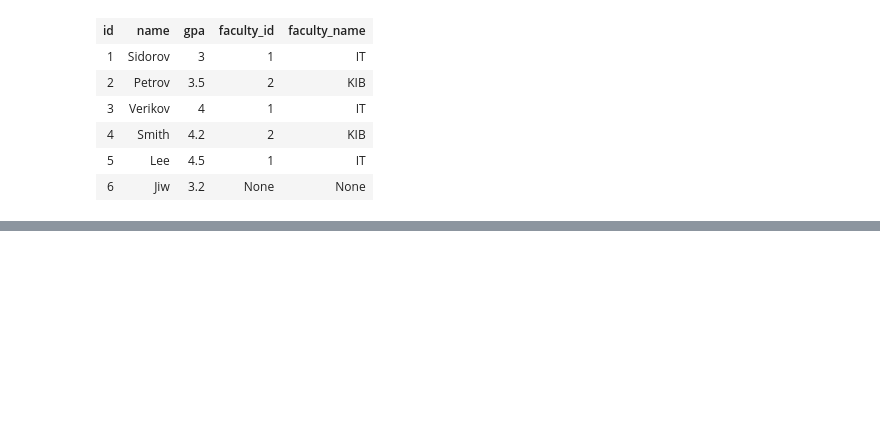
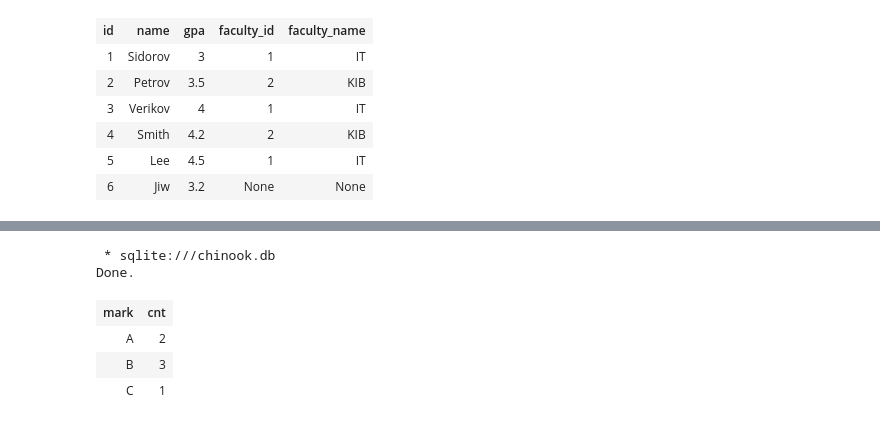
Before and after one commit to nikb-de/Databases_Autumn_2020, a Jupyter notebook: Week2/Practice 2.ipynb, the cells around one changed output, grey strips where cells are left out. Saved outputs shown, nothing was run; the diff lists cells and outputs as text; code cells hidden in the pictures; blank space fills up the shorter version.

```diff
--- a/Week2/Practice 2.ipynb
+++ b/Week2/Practice 2.ipynb
@@ -615,0 +637,24 @@ Done.
+# %%
+%%sql
+SELECT CASE WHEN gpa > 4.0
+              THEN 'A'
+            WHEN gpa > 3.0
+              THEN 'B'
+            ELSE 'C'
+       END as mark,
+       count(*) as cnt
+  FROM Students
+ GROUP
+    BY CASE WHEN gpa > 4.0
+              THEN 'A'
+            WHEN gpa > 3.0
+              THEN 'B'
+            ELSE 'C'
+       END
+# %% [output]
+ * sqlite:///chinook.db
+Done.
+| mark | cnt |
+| A | 2 |
+| B | 3 |
+| C | 1 |
```
Also changed, not shown: parts of 2 cells of this notebook.
